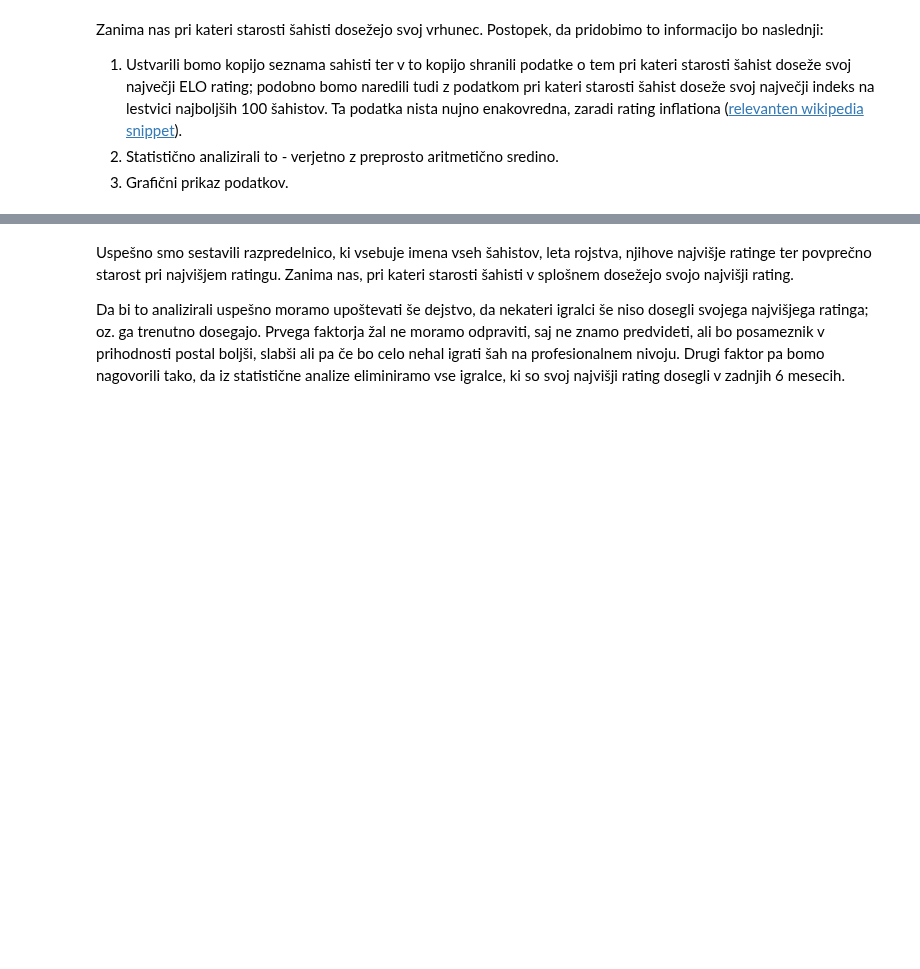
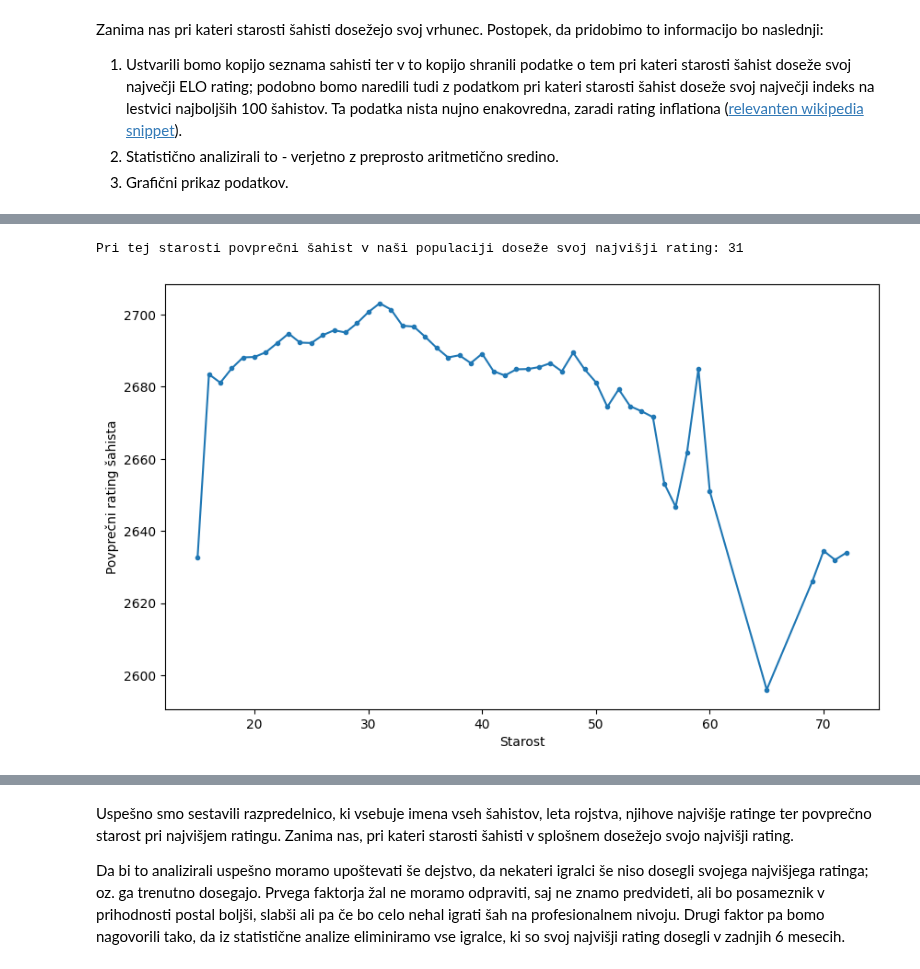
Before and after one commit to HugoTrebse/UVP-projektna-naloga, a Jupyter notebook: analiza_podatkov.ipynb, the cells around one changed output, grey strips where cells are left out. Cells and saved outputs as stored; diff of their text form; code cells hidden in the pictures; blank space fills up the shorter version.

```diff
--- a/analiza_podatkov.ipynb
+++ b/analiza_podatkov.ipynb
@@ -73,0 +89,55 @@ Diagram žal ni najbolj berljiv. Kako pa se obnaša povprečje teh šahistov pri
+# %%
+#Ker nimamo podatkov o ratingu vsakega izmed šahistov za vsako starost, morda ker starosti še niso dosegli, morda ker pri določeni starosti niso bili med najboljšimi 100 šahisti,
+#ali pa ker so to starost dosegli pred letom 2000, bomo do podatkov o povprečju prišli na naslednji način.
+def obrezovalec(slovar):
+    #ker v funkciji povprecje_v_populaciji(n) pridobivamo podatke za različne demografike bomo prej ali slej naleteli na demografiko, ki ne bo imela nobenega 73-letnika
+    #(najstarejši šahist za katerega zajamemo podatke je Viktor Krochnoi pri rosnih 73 letih). Da bodo grafi, ki jih rišemo bolj reprezentativni bo ta funkcija izbrisala vse vnose slovarja.
+    #ki imajo ničelne vrednosti
+    return {kljuc : vrednost for kljuc, vrednost in slovar.items() if vrednost != 0}
+
+
+def povprecje_v_populaciji(n):
+    kolekcija_elo_pri_dani_starosti = {i: [] for i in range(15, 74)}
+    for sahist, leto_rojstva in podatki_top_nekaj(n):
+        sahistov_record = pd.read_csv(funkcije.ime_v_pot(sahist), index_col = 'datum')
+        for datum, vrstica in sahistov_record.iterrows():
+            leto = int(datum[3::])
+            if leto - leto_rojstva >= 15 and leto - leto_rojstva <= 73:
+                kolekcija_elo_pri_dani_starosti[leto - leto_rojstva].append(vrstica['rating'])
+
+    povprecje = {i: 0 for i in range(15, 74)}
+    for starost in kolekcija_elo_pri_dani_starosti:
+        vsota = sum(kolekcija_elo_pri_dani_starosti[starost])
+        dolzina = len(kolekcija_elo_pri_dani_starosti[starost])
+        if dolzina != 0:
+            povprecje[starost] = round(vsota / dolzina, 2)
+        else:
+            pass
+    return obrezovalec(povprecje)
+
+def maksimum_v_povprecju_populacije(informacije, n):
+    velikostni_ekstrem = []
+    najvisji = max(list(povprecje_v_populaciji(n).values()))
+    for starost, rating_pri_starosti in informacije.items():
+        if rating_pri_starosti == najvisji:
+            velikostni_ekstrem.append(starost)
+    return velikostni_ekstrem
+
+povprecje_v_populaciji_100 = povprecje_v_populaciji(100)
+maksimum_v_populaciji_100 = maksimum_v_povprecju_populacije(povprecje_v_populaciji_100, 100)
+
+formatirani_ekstrem_100 = ' ,'.join(f'{stevilo}' for stevilo in maksimum_v_populaciji_100)
+print(f'Pri tej starosti povprečni šahist v naši populaciji doseže svoj najvišji rating: {formatirani_ekstrem_100}')
+
+
+pandas_prikaz_top_100 = pd.Series(povprecje_v_populaciji_100)
+
+plot.figure(figsize=(10,6))
+
+pandas_prikaz_top_100.plot(kind = 'line', marker = '.')
+plot.xlabel('Starost')
+plot.ylabel('Povprečni rating šahista')
+plot.show()
+# %% [output]
+Pri tej starosti povprečni šahist v naši populaciji doseže svoj najvišji rating: 31
+[figure, added]
```
Also changed, not shown: parts of 20 cells of this notebook, 3 other files.
